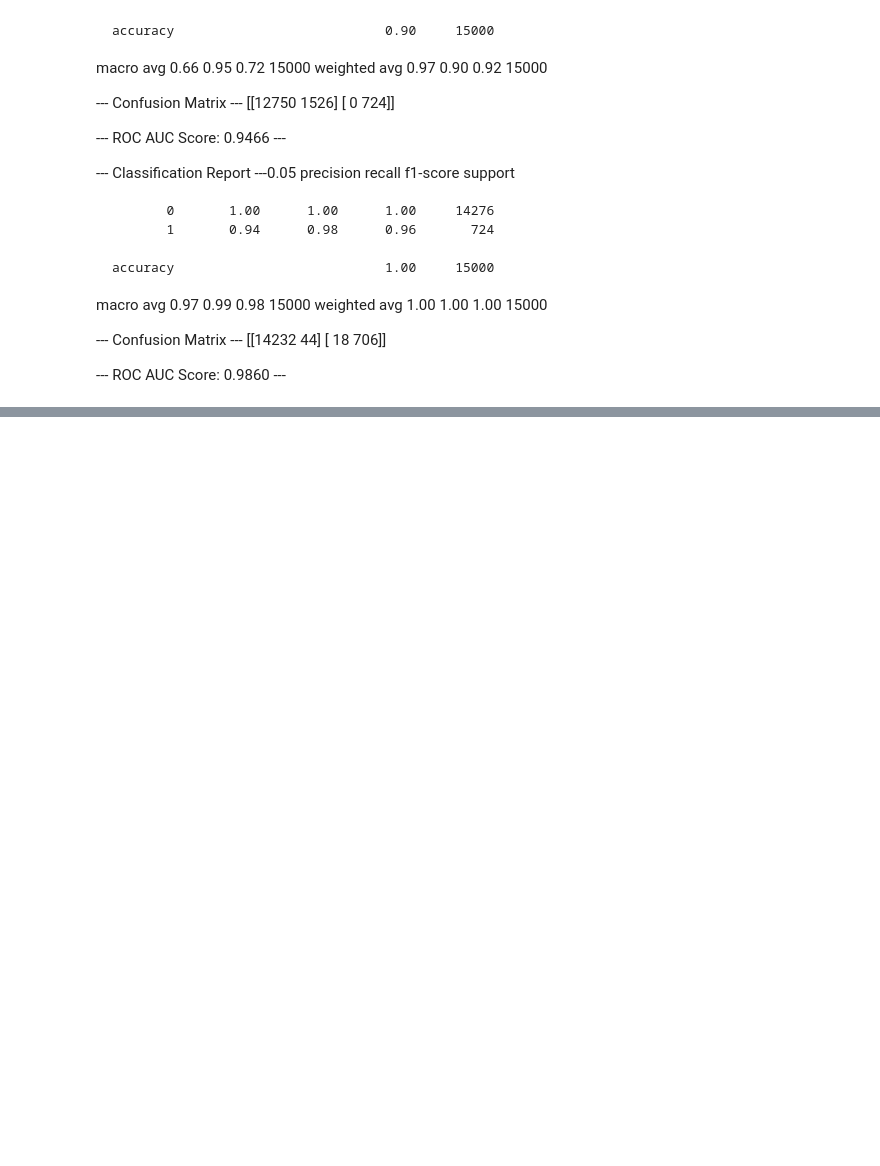
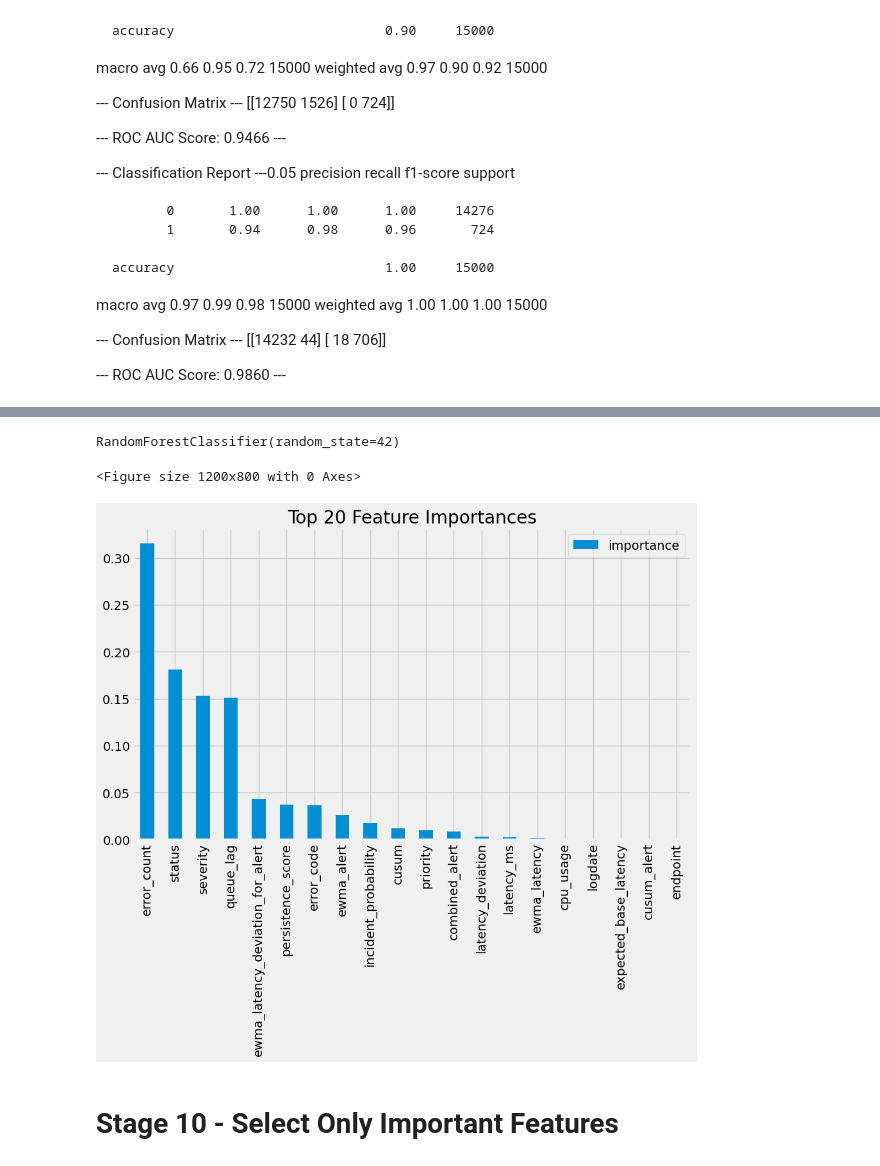
Before and after one commit to shubhiv02-learner/banking-log-anomaly-detection, a Jupyter notebook: notebooks/SentinelIQ.ipynb, the cells around one changed output, grey strips where cells are left out. Cells and saved outputs as stored; diff of their text form; code cells hidden in the pictures; blank space fills up the shorter version.

```diff
--- a/notebooks/SentinelIQ.ipynb
+++ b/notebooks/SentinelIQ.ipynb
@@ -1631,0 +1684,4 @@ weighted avg       1.00      1.00      1.00     15000
+# %%
+rf = RandomForestClassifier(n_estimators=100, random_state=42)
+X = df.drop(columns=['is_anomaly'])
+y = df['is_anomaly']
@@ -1631,0 +1705,25 @@ weighted avg       1.00      1.00      1.00     15000
+# %%
+# Train the model
+# Drop the 'timestamp' column as it's not a numerical feature for the model
+if 'timestamp' in X.columns:
+    X = X.drop(columns=['timestamp'])
+# Drop some more calculated columns
+X = X.drop(columns=['anomaly_score', 'ml_anomaly'])
+rf.fit(X, y)
+# %% [output]
+RandomForestClassifier(random_state=42)
+# %%
+# Get feature importances
+feature_importances = pd.DataFrame(rf.feature_importances_, index=X.columns, columns=['importance'])
+feature_importances = feature_importances.sort_values('importance', ascending=False)
+# %%
+# Plot feature importances
+plt.figure(figsize=(12, 8))
+feature_importances.head(20).plot(kind='bar', figsize=(10, 6))
+plt.title("Top 20 Feature Importances")
+plt.show()
+# %% [output]
+<Figure size 1200x800 with 0 Axes>
+[figure, added]
+# %% [markdown]
+# **Stage 10 - Select Only Important Features**
```
Also changed, not shown: parts of 18 cells of this notebook.
